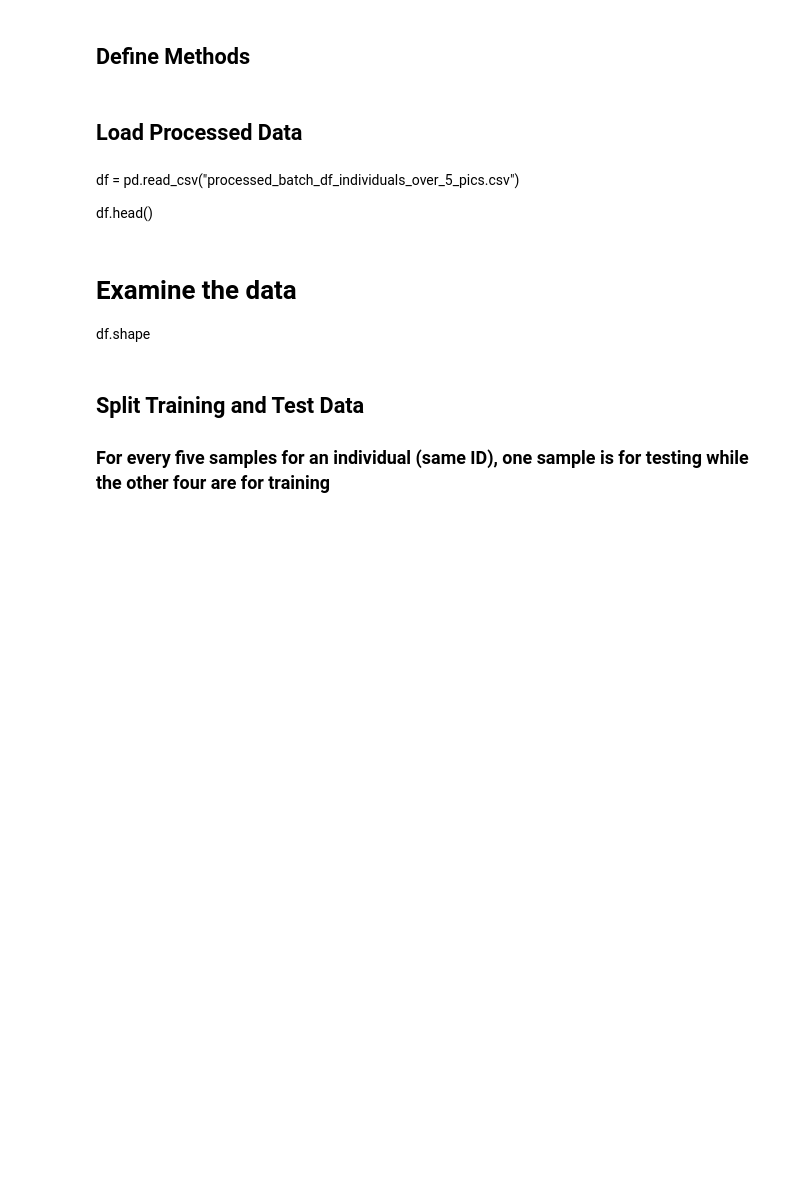
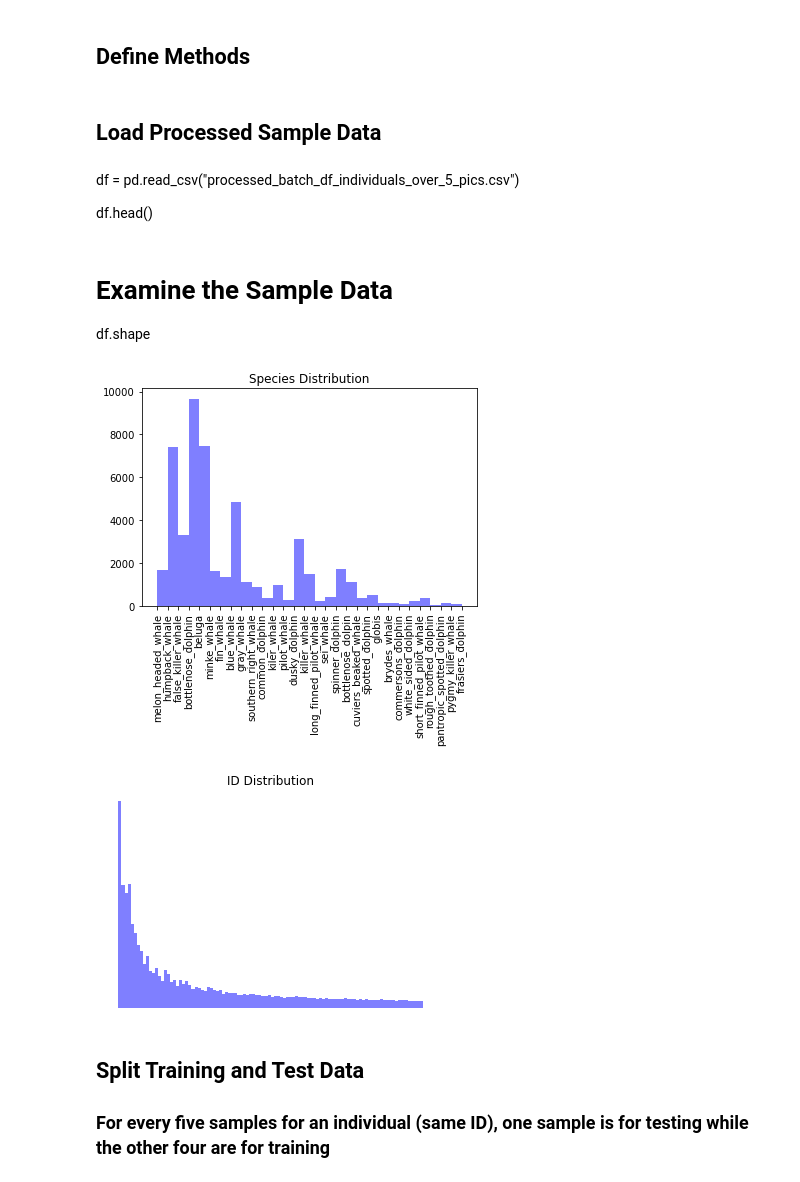
Before and after one commit to landmund/w207-spring2022-final-project-wong-chen-lim, a Jupyter notebook: Basic_Classifiers.ipynb, the cells around one changed output. Saved outputs shown, nothing was run; the diff lists cells and outputs as text; code cells hidden in the pictures; blank space fills up the shorter version.

```diff
--- a/Basic_Classifiers.ipynb
+++ b/Basic_Classifiers.ipynb
@@ -114,12 +150,28 @@ def plot_scores(param_list, score1_list, score2_list, param_name, score1_name, s
 # %% [markdown]
-## Load Processed Data
+## Load Processed Sample Data
 # %% [markdown]
 df = pd.read_csv("processed_batch_df_individuals_over_5_pics.csv")
 
 df.head()
-# %% [markdown]
-# Examine the data
-df.shape
+# %% [markdown]
+# Examine the Sample Data
+df.shape
+# %%
+train_labels_df = pd.read_csv("train.csv")
+
+plt.title("Species Distribution")
+plt.hist(train_labels_df['species'], train_labels_df['species'].unique(), facecolor='blue', alpha=0.5)
+plt.xticks(rotation=90)
+plt.show()
+
+plt.title("ID Distribution")
+plt.hist(train_labels_df['individual_id'], bins=100, facecolor='blue', alpha=0.5)
+plt.xticks(rotation=90)
+plt.axis('off')
+plt.show()
+# %% [output]
+[figure, added]
+[figure, added]
 # %% [markdown]
 ## Split Training and Test Data
 ### For every five samples for an individual (same ID), one sample is for testing while the other four are for training
```
Also changed, not shown: parts of 26 cells of this notebook.
